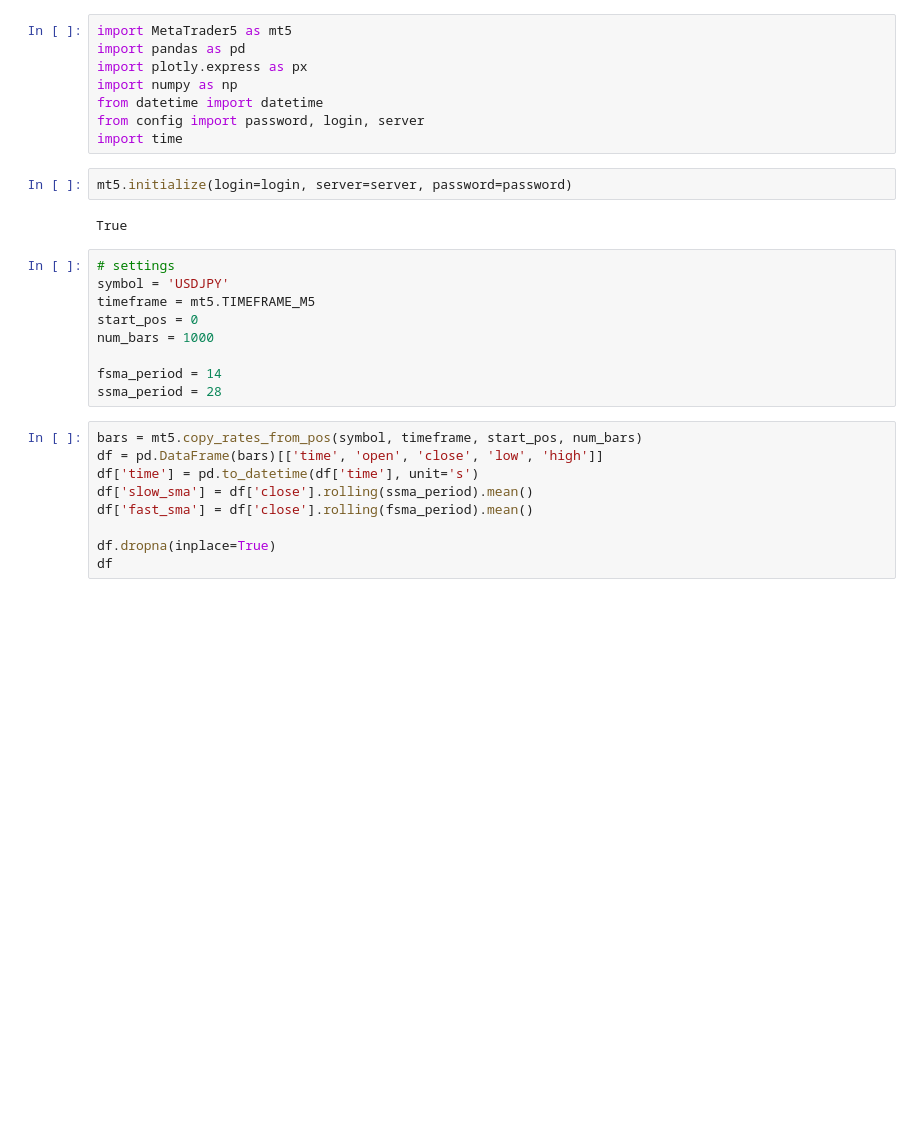
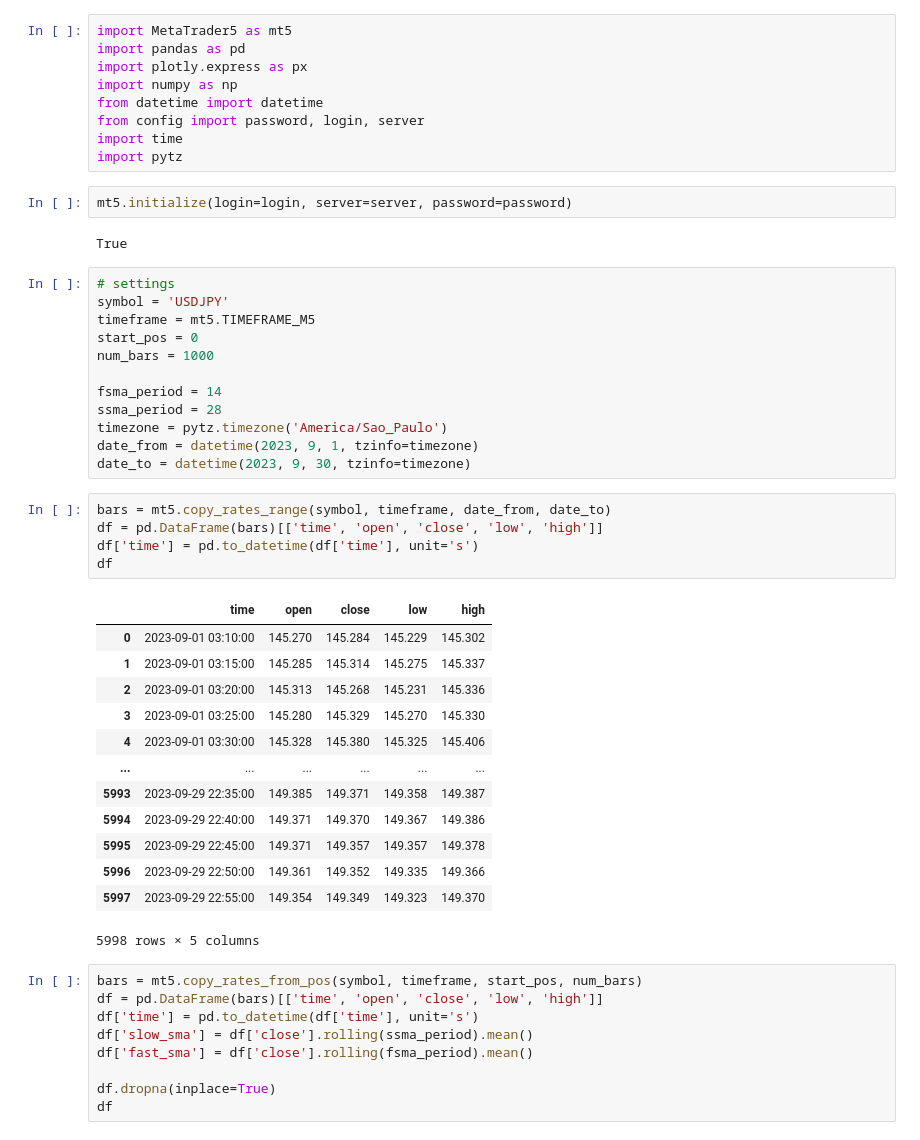
Before and after one commit to joaoluke/python-investment, a Jupyter notebook: crossover_trading.ipynb, the cells around one changed output. Cells and saved outputs as stored; diff of their text form; blank space fills up the shorter version.

Commit message:
feat: get by date

```diff
--- a/crossover_trading.ipynb
+++ b/crossover_trading.ipynb
@@ -6,6 +6,7 @@ import numpy as np
 from datetime import datetime
 from config import password, login, server
 import time
+import pytz
 # %%
 mt5.initialize(login=login, server=server, password=password)
 # %% [output]
@@ -19,6 +20,28 @@ num_bars = 1000
 
 fsma_period = 14
 ssma_period = 28
+timezone = pytz.timezone('America/Sao_Paulo')
+date_from = datetime(2023, 9, 1, tzinfo=timezone)
+date_to = datetime(2023, 9, 30, tzinfo=timezone)
+# %%
+bars = mt5.copy_rates_range(symbol, timeframe, date_from, date_to)
+df = pd.DataFrame(bars)[['time', 'open', 'close', 'low', 'high']]
+df['time'] = pd.to_datetime(df['time'], unit='s')
+df
+# %% [output]
+|  | time | open | close | low | high |
+| 0 | 2023-09-01 03:10:00 | 145.270 | 145.284 | 145.229 | 145.302 |
+| 1 | 2023-09-01 03:15:00 | 145.285 | 145.314 | 145.275 | 145.337 |
+| 2 | 2023-09-01 03:20:00 | 145.313 | 145.268 | 145.231 | 145.336 |
+| 3 | 2023-09-01 03:25:00 | 145.280 | 145.329 | 145.270 | 145.330 |
+| 4 | 2023-09-01 03:30:00 | 145.328 | 145.380 | 145.325 | 145.406 |
+| ... | ... | ... | ... | ... | ... |
+| 5993 | 2023-09-29 22:35:00 | 149.385 | 149.371 | 149.358 | 149.387 |
+| 5994 | 2023-09-29 22:40:00 | 149.371 | 149.370 | 149.367 | 149.386 |
+| 5995 | 2023-09-29 22:45:00 | 149.371 | 149.357 | 149.357 | 149.378 |
+| 5996 | 2023-09-29 22:50:00 | 149.361 | 149.352 | 149.335 | 149.366 |
+| 5997 | 2023-09-29 22:55:00 | 149.354 | 149.349 | 149.323 | 149.370 |
+5998 rows × 5 columns
 # %%
 bars = mt5.copy_rates_from_pos(symbol, timeframe, start_pos, num_bars)
 df = pd.DataFrame(bars)[['time', 'open', 'close', 'low', 'high']]
```
Also changed, not shown: parts of 3 cells of this notebook.
